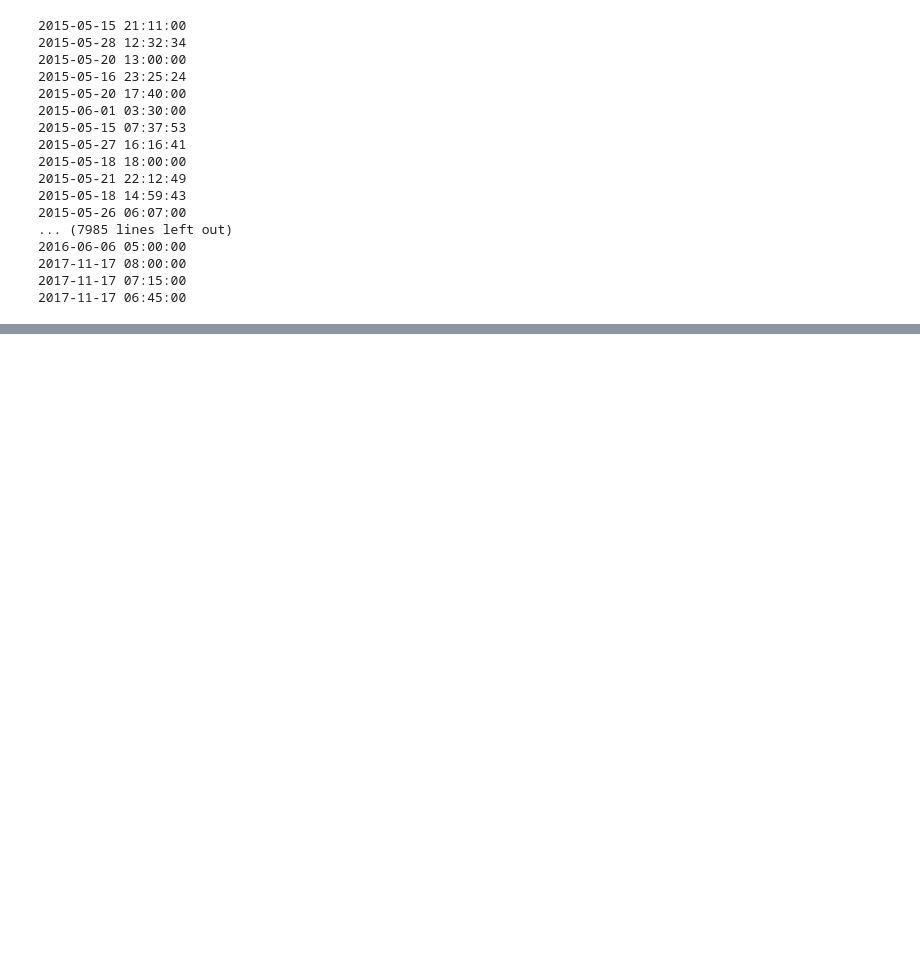
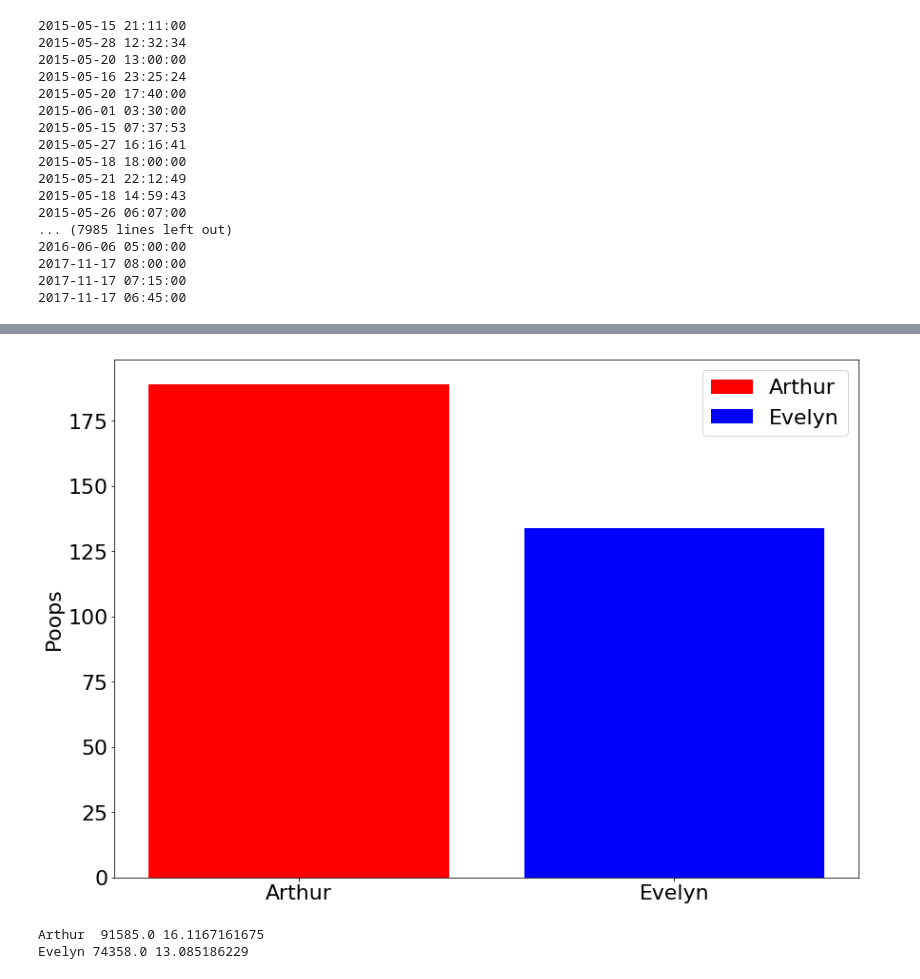
Before and after one commit to martinjc/baby-daybook-analysis, a Jupyter notebook: Children.ipynb, the cells around one changed output, grey strips where cells are left out. Drawn from its saved outputs; the diff is of its cells as text; code cells hidden in the pictures; blank space fills up the shorter version.

```diff
--- a/Children.ipynb
+++ b/Children.ipynb
@@ -101,0 +122,25 @@ for action in session.query(Action).filter(Action.baby_uid=='64f39806449c5572f1d
+# %%
+plt.rc('font', size=22)
+fig, ax = plt.subplots(figsize=[14,10])
+bars = ax.bar([0,1], [189, 134], color=['r', 'b'])
+ax.legend((bars[0], bars[1]), ('Arthur', 'Evelyn'))
+ax.set_xticks([0,1])
+ax.set_xticklabels(['Arthur', 'Evelyn'])
+ax.set_ylabel('Poops')
+
+plt.savefig('poops.png')
+plt.show()
+# %% [output]
+[figure, added]
+# %%
+from sqlalchemy.sql import func
+
+for baby, data in babies.items():
+    milk_volume = session.query(func.sum(Action.volume)).filter(Action.baby_uid==data['uid']).filter(Action.start_millis <= data['end']).filter(Action.type == 'bottle').one()[0]
+    milk_ozs = milk_volume * 0.0351951
+    milk_weight = milk_ozs * 4.5
+    milk_boxes = milk_weight / 900
+    print(baby, milk_volume, milk_boxes)
+# %% [output]
+Arthur  91585.0 16.1167161675
+Evelyn 74358.0 13.085186229
```
Also changed, not shown: parts of 30 cells of this notebook.
